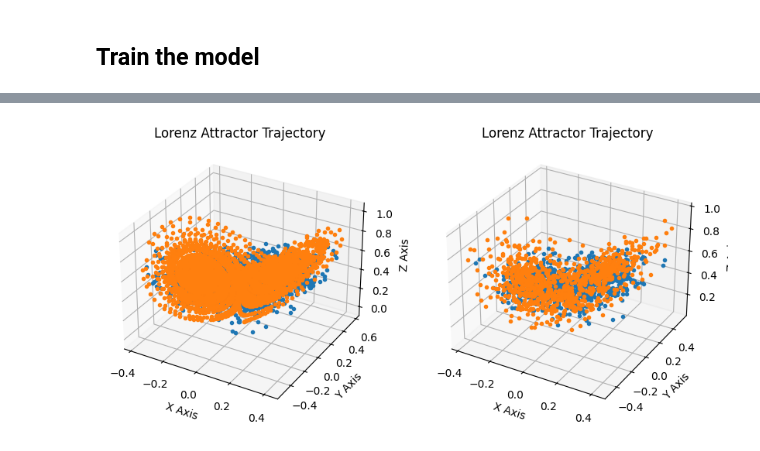
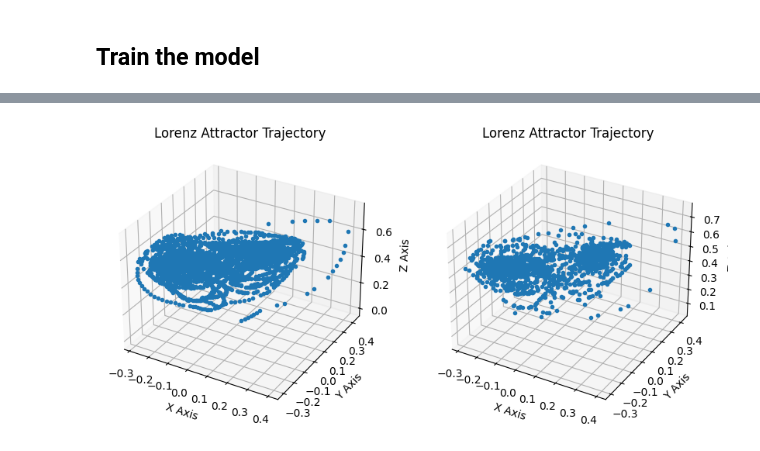
Before and after one commit to SamTov/projects, a Jupyter notebook: quantum-lab/quantum-reservoir/lorenz-oscillator/chain.ipynb, the cells around one changed output, grey strips where cells are left out. Drawn from its saved outputs; the diff is of its cells as text; code cells hidden in the pictures.

```diff
--- a/quantum-lab/quantum-reservoir/lorenz-oscillator/chain.ipynb
+++ b/quantum-lab/quantum-reservoir/lorenz-oscillator/chain.ipynb
@@ -270,7 +274,7 @@ states = results.states[1:]
 
 for t, state in enumerate(states):
     for o, operator in enumerate(measurements):
-        measure_state = state.ptrace([measure_sites[o]])
+        measure_state = state.ptrace(measure_sites[o])
         observations[t][o] = qutip.expect(measure_state * measure_state.dag(), operator)
 # %% [markdown]
 # Fit Model
@@ -292,9 +296,9 @@ class NeuralNetwork(nn.Module):
         super().__init__()
 
         self.linear_stack = nn.Sequential(
-            nn.Linear(state_dimension, 1080),
+            nn.Linear(state_dimension, 128),
             nn.ReLU(),
-            nn.Linear(1080, output_dimension)
+            nn.Linear(128, output_dimension)
         )
 
     def forward(self, x):
@@ -409,7 +413,7 @@ def train_model(dataset, test_ds, model = None):
     """
     if model is None:
         model = NeuralNetwork(
-            state_dimension=500,
+            state_dimension=10,
             output_dimension=3
         ).to(device)
 
@@ -426,7 +430,7 @@ def train_model(dataset, test_ds, model = None):
     test_loader = DataLoader(test_ds, batch_size=64, shuffle=False)
 
     # Train the network
-    epochs = 5000
+    epochs = 500
     train_losses = []
     test_losses = []
 
@@ -445,10 +449,17 @@ def train_model(dataset, test_ds, model = None):
 # %% [markdown]
 ## Train the model
 # %%
-prediction_length = 1
+prediction_length = 10
+train_fraction = 0.7
 
-train_indices = np.random.choice(len(observations) - prediction_length - 1, int(0.8 * len(observations)), replace=False)
-test_indices = np.array([i for i in range(len(observations) - prediction_length - 1) if i not in train_indices])
+mix_train_indices = np.random.choice(len(observations) - prediction_length - 1, int(train_fraction * len(observations)), replace=False)
+mix_test_indices = np.array([i for i in range(len(observations) - prediction_length - 1) if i not in mix_train_indices])
+
+sequence_train_indices = np.linspace(0, int(train_fraction * len(observations)), int(train_fraction * len(observations)), dtype=int)
+sequence_test_indices = np.array([i for i in range(len(observations) - prediction_length - 1) if i not in sequence_train_indices])
+
+train_indices = mix_train_indices
+test_indices = mix_test_indices
 
 train_dataset = ReservoirDataset(
     state_data=observations[train_indices],
@@ -516,27 +510,27 @@ train_targets = np.array(train_targets)
 # %%
 fig, al_ax = plt.subplots(1, 2, figsize=(10, 8), subplot_kw={"projection": "3d"})
 
 ax = al_ax[0]
 ax.plot(train_predictions[:, 0], train_predictions[:, 1], train_predictions[:, 2], '.')
-ax.plot(train_targets[:, 0], train_targets[:, 1], train_targets[:, 2], '.')
+# ax.plot(train_targets[:, 0], train_targets[:, 1], train_targets[:, 2], '.')
 
 ax.set_xlabel("X Axis")
 ax.set_ylabel("Y Axis")
 ax.set_zlabel("Z Axis")
 ax.set_title("Lorenz Attractor Trajectory")
 
 ax = al_ax[1]
 ax.plot(test_predictions[:, 0], test_predictions[:, 1], test_predictions[:, 2], '.')
-ax.plot(test_targets[:, 0], test_targets[:, 1], test_targets[:, 2], '.')
+# ax.plot(test_targets[:, 0], test_targets[:, 1], test_targets[:, 2], '.')
 
 ax.set_xlabel("X Axis")
 ax.set_ylabel("Y Axis")
 ax.set_zlabel("Z Axis")
 ax.set_title("Lorenz Attractor Trajectory")
 
 plt.show()
 # %% [output]
-[figure, old version]
+[figure, new version]
 # %%
 fig, ax = plt.subplots(3, 2, figsize=(15, 5))
 
```
Also changed, not shown: parts of 6 cells of this notebook, 2 other files.
